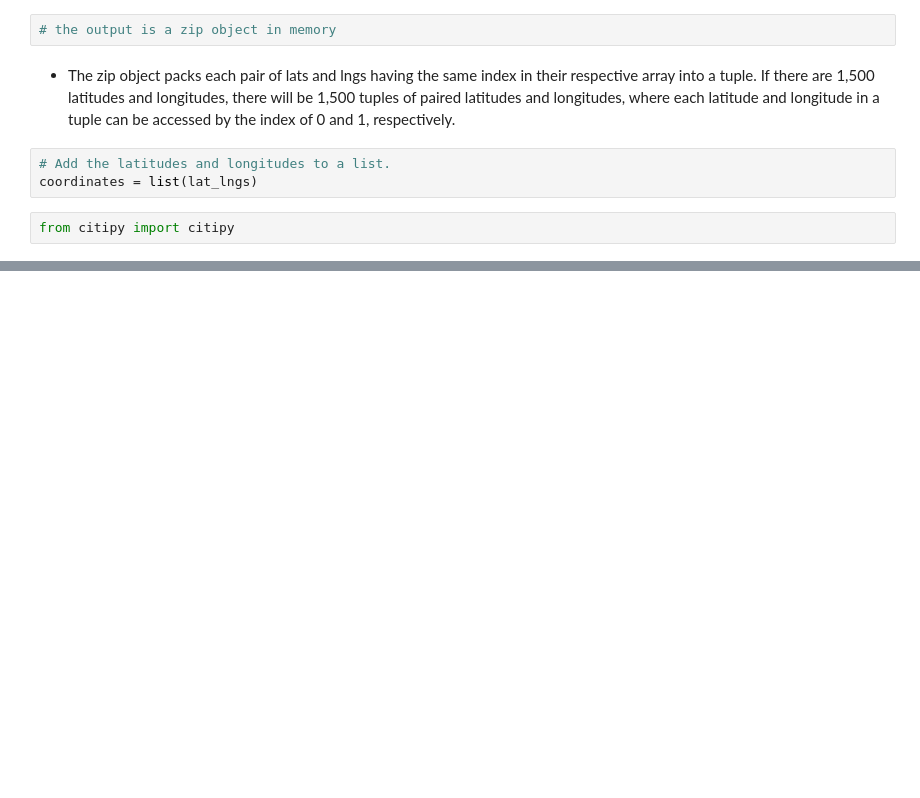
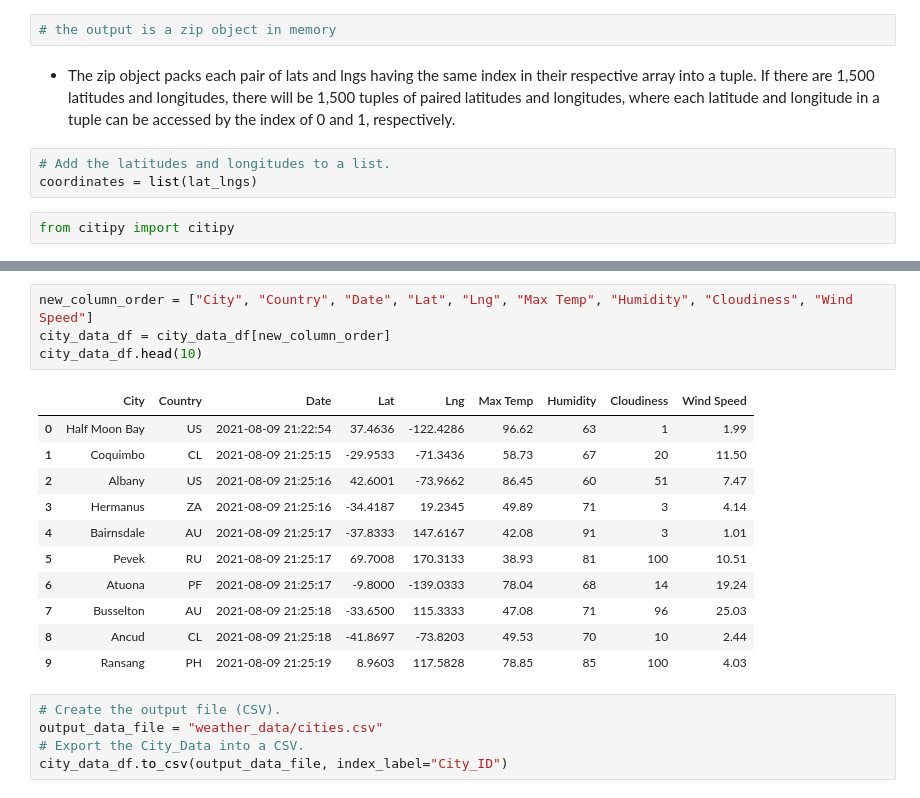
Before and after one commit to sprad1/World_Weather_Analysis, a Jupyter notebook: WeatherPy.ipynb, the cells around one changed output, grey strips where cells are left out. Saved outputs shown, nothing was run; the diff lists cells and outputs as text; blank space fills up the shorter version.

```diff
--- a/WeatherPy.ipynb
+++ b/WeatherPy.ipynb
@@ -41,0 +173,21 @@ len(cities)
+# %%
+new_column_order = ["City", "Country", "Date", "Lat", "Lng", "Max Temp", "Humidity", "Cloudiness", "Wind Speed"]
+city_data_df = city_data_df[new_column_order]
+city_data_df.head(10)
+# %% [output]
+|  | City | Country | Date | Lat | Lng | Max Temp | Humidity | Cloudiness | Wind Speed |
+| 0 | Half Moon Bay | US | 2021-08-09 21:22:54 | 37.4636 | -122.4286 | 96.62 | 63 | 1 | 1.99 |
+| 1 | Coquimbo | CL | 2021-08-09 21:25:15 | -29.9533 | -71.3436 | 58.73 | 67 | 20 | 11.50 |
+| 2 | Albany | US | 2021-08-09 21:25:16 | 42.6001 | -73.9662 | 86.45 | 60 | 51 | 7.47 |
+| 3 | Hermanus | ZA | 2021-08-09 21:25:16 | -34.4187 | 19.2345 | 49.89 | 71 | 3 | 4.14 |
+| 4 | Bairnsdale | AU | 2021-08-09 21:25:17 | -37.8333 | 147.6167 | 42.08 | 91 | 3 | 1.01 |
+| 5 | Pevek | RU | 2021-08-09 21:25:17 | 69.7008 | 170.3133 | 38.93 | 81 | 100 | 10.51 |
+| 6 | Atuona | PF | 2021-08-09 21:25:17 | -9.8000 | -139.0333 | 78.04 | 68 | 14 | 19.24 |
+| 7 | Busselton | AU | 2021-08-09 21:25:18 | -33.6500 | 115.3333 | 47.08 | 71 | 96 | 25.03 |
+| 8 | Ancud | CL | 2021-08-09 21:25:18 | -41.8697 | -73.8203 | 49.53 | 70 | 10 | 2.44 |
+| 9 | Ransang | PH | 2021-08-09 21:25:19 | 8.9603 | 117.5828 | 78.85 | 85 | 100 | 4.03 |
+# %%
+# Create the output file (CSV).
+output_data_file = "weather_data/cities.csv"
+# Export the City_Data into a CSV.
+city_data_df.to_csv(output_data_file, index_label="City_ID")
```
Also changed, not shown: parts of 11 cells of this notebook, 1 other file.
